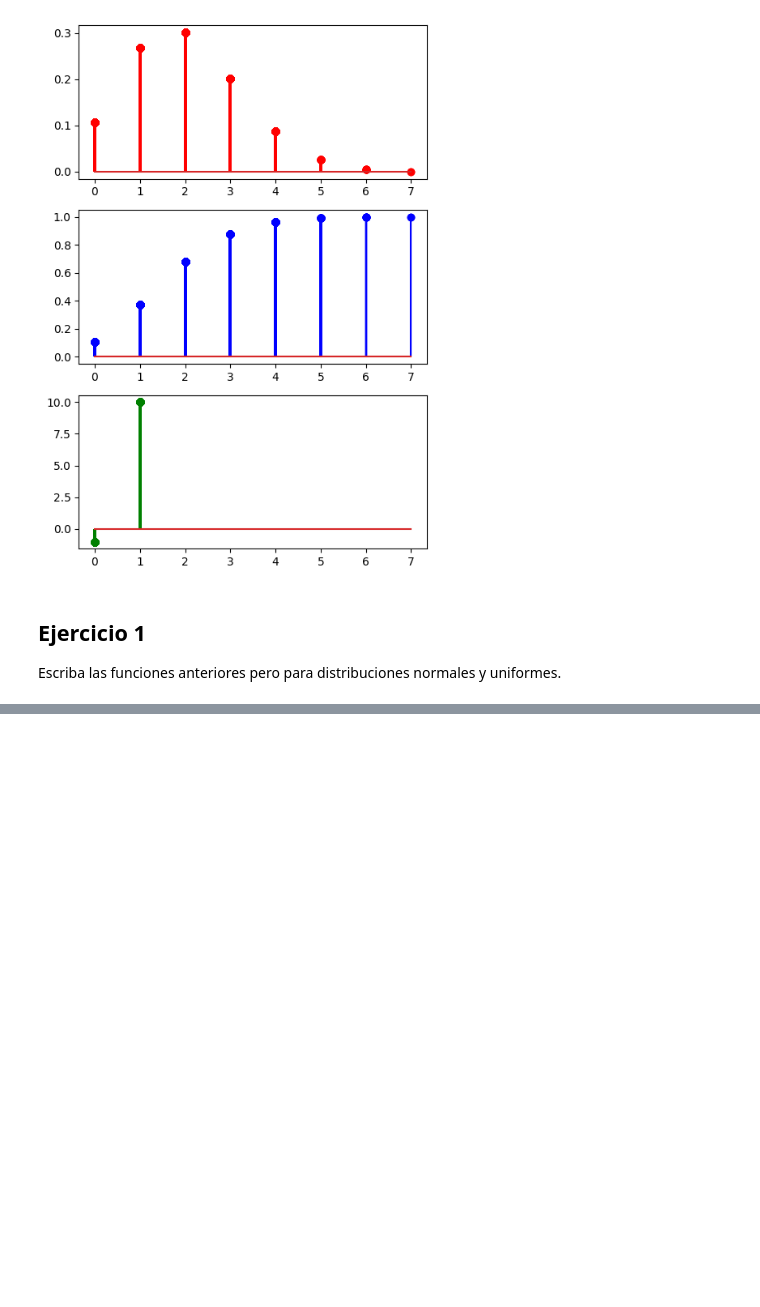
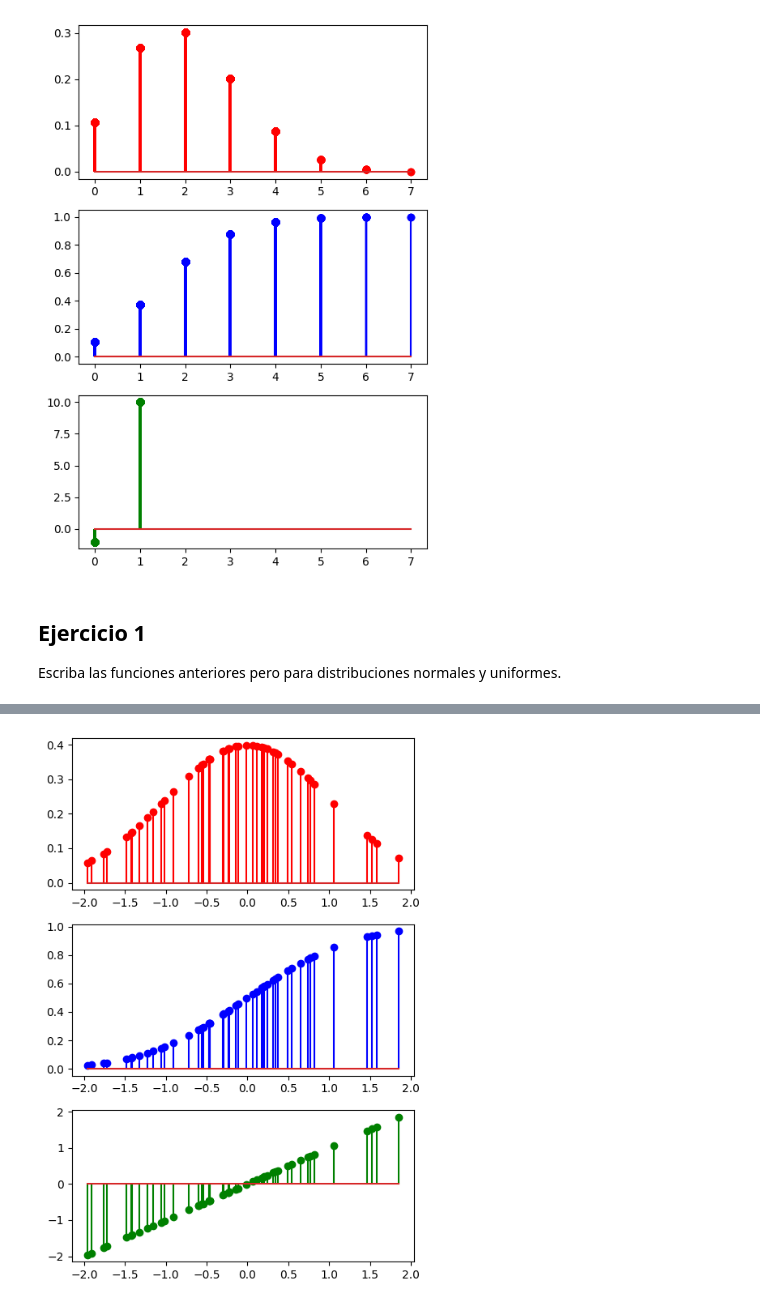
Before and after one commit to Finarosalina/probability-distribution-exercises-project-with-python, a Jupyter notebook: notebook/problems.es.ipynb, the cells around one changed output, grey strips where cells are left out. Drawn from its saved outputs; the diff is of its cells as text; code cells hidden in the pictures; blank space fills up the shorter version.

```diff
--- a/notebook/problems.es.ipynb
+++ b/notebook/problems.es.ipynb
@@ -86,71 +87,49 @@ plt.show()
 
 Escriba las funciones anteriores pero para distribuciones normales y uniformes.
 # %%
+import numpy as np
+import matplotlib.pyplot as plt
 from scipy.stats import norm, uniform
 
 # Funciones para la distribución normal
 
-def dnorm(x, mean=0, std=1):
-    """
-    Calcula la densidad de probabilidad (estimación puntual) de la distribución normal.
-    """
+def dnorm(x, mean=0, std=1):  # Cálculo densidad de probabilidad
     result = norm.pdf(x, loc=mean, scale=std)
     return result
 
-def pnorm(q, mean=0, std=1):
-    """
-    Calcula el acumulado de la distribución normal.
-    """
+def pnorm(q, mean=0, std=1):  # Cálculo acumulado de la distribución normal.
     result = norm.cdf(q, loc=mean, scale=std)
     return result
 
-def qnorm(p, mean=0, std=1):
-    """
-    Calcula el cuantil de la distribución normal.
-    """
+def qnorm(p, mean=0, std=1):  # Cálculo cuantil de la distribución normal.
     result = norm.ppf(p, loc=mean, scale=std)
     return result
 
-def rnorm(n, mean=0, std=1):
-    """
-    Genera variables aleatorias a partir de la distribución normal.
-    """
+def rnorm(n, mean=0, std=1):  # Genera variables aleatorias a partir de la distribución normal.
     result = norm.rvs(loc=mean, scale=std, size=n)
     return result
 
 # Funciones para la distribución uniforme
 
-def dunif(x, loc=0, scale=1):
-    """
-    Calcula la densidad de probabilidad (estimación puntual) de la distribución uniforme.
-    """
+def dunif(x, loc=0, scale=1):  # Calcula la densidad de probabilidad (estimación puntual) de la distribución uniforme.
     result = uniform.pdf(x, loc=loc, scale=scale)
     return result
 
-def punif(q, loc=0, scale=1):
-    """
-    Calcula el acumulado de la distribución uniforme.
-    """
+def punif(q, loc=0, scale=1):  # Calcula el acumulado de la distribución uniforme.
     result = uniform.cdf(q, loc=loc, scale=scale)
     return result
 
-def qunif(p, loc=0, scale=1):
-    """
-    Calcula el cuantil de la distribución uniforme.
-    """
+def qunif(p, loc=0, scale=1):  # Calcula el cuantil de la distribución uniforme.
     result = uniform.ppf(p, loc=loc, scale=scale)
     return result
 
-def runif(n, loc=0, scale=1):
-    """
-    Genera variables aleatorias a partir de la distribución uniforme.
-    """
+def runif(n, loc=0, scale=1):  # Genera variables aleatorias a partir de la distribución uniforme.
     result = uniform.rvs(loc=loc, scale=scale, size=n)
     return result
 
 # Ejemplo de uso con distribuciones normales y uniformes
 
-# Distribución normal(0, 1), donde media = 0 y desviación estándar = 1
+# Distribución normal(0, 1), donde media = 0, desviación estándar = 1
 print(f"Density at 0 for Normal(0, 1): {dnorm(0, mean=0, std=1)}")
 print(f"Cumulative probability of 1 for Normal(0, 1): {pnorm(1, mean=0, std=1)}")
 print(f"Quantile at 0.95 for Normal(0, 1): {qnorm(0.95, mean=0, std=1)}")
@@ -161,6 +140,53 @@ print(f"Density at 0.5 for Uniform(0, 1): {dunif(0.5, loc=0, scale=1)}")
 print(f"Cumulative probability of 0.5 for Uniform(0, 1): {punif(0.5, loc=0, scale=1)}")
 print(f"Quantile at 0.95 for Uniform(0, 1): {qunif(0.95, loc=0, scale=1)}")
 print(f"Generate 5 random values from Uniform(0, 1): {runif(5, loc=0, scale=1)}")
+
+# Grafico distribución normal
+
+np.random.seed(42)
+
+data = rnorm(2000, mean=0, std=1)
+
+pmf = dnorm(data, mean=0, std=1)  # Densidad de probabilidad (solo continuas, pero es un lanzamiento de moneda..)
+cdf = pnorm(data, mean=0, std=1)  # Función acumulada
+ppf = qnorm(cdf, mean=0, std=1)  # Cuantiles
+
+fig, axis = plt.subplots(3, 1, figsize=(5, 7))
+
+axis[0].stem(data[:50], pmf[:50], "r-")  # Limitar el número de puntos 50
+axis[1].stem(data[:50], cdf[:50], "b-")
+axis[2].stem(data[:50], ppf[:50], "g-")
+
+
+plt.tight_layout()
+
+plt.show()
+
+
+# Grafico distribución uniforme
+
+np.random.seed(42)
+
+# Cambié los argumentos de runif, ahora se usan 'n', 'loc', y 'scale'
+data = runif(2000, loc=0, scale=1)
+
+pmf = dunif(data, loc=0, scale=1)
+cdf = punif(data, loc=0, scale=1)  # Función acumulada
+ppf = qunif(cdf, loc=0, scale=1)  # Cuantiles
+
+print("Distribucion uniforme")
+# Graficar
+fig, axis = plt.subplots(3, 1, figsize=(5, 7))
+
+axis[0].stem(data[:50], pmf[:50], "r-")  # Limitar el número de puntos a 50
+axis[1].stem(data[:50], cdf[:50], "b-")
+axis[2].stem(data[:50], ppf[:50], "g-")
+
+print("\n")
+
+plt.tight_layout()
+
+plt.show()
 # %% [output]
 Density at 0 for Normal(0, 1): 0.3989422804014327
 Cumulative probability of 1 for Normal(0, 1): 0.8413447460685429
@@ -172,0 +199 @@ Generate 5 random values from Uniform(0, 1): [0.54353822 0.08172535 0.45830064 0
+[figure, added]
```
Also changed, not shown: parts of 2 cells of this notebook.
